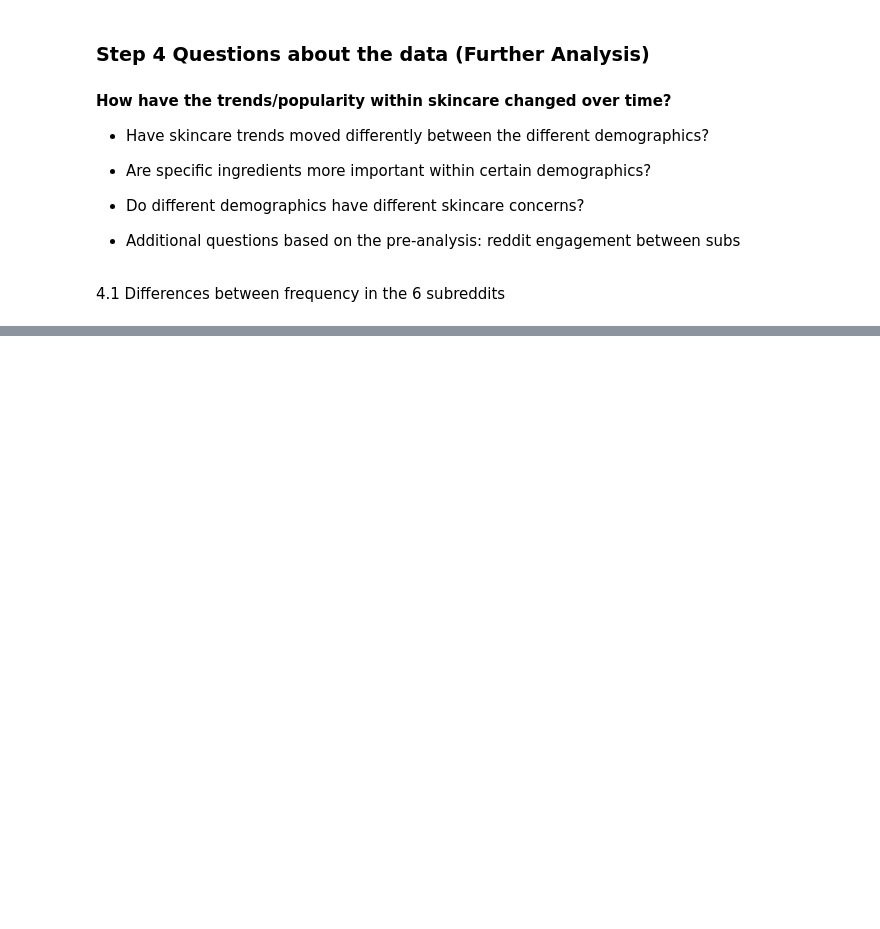
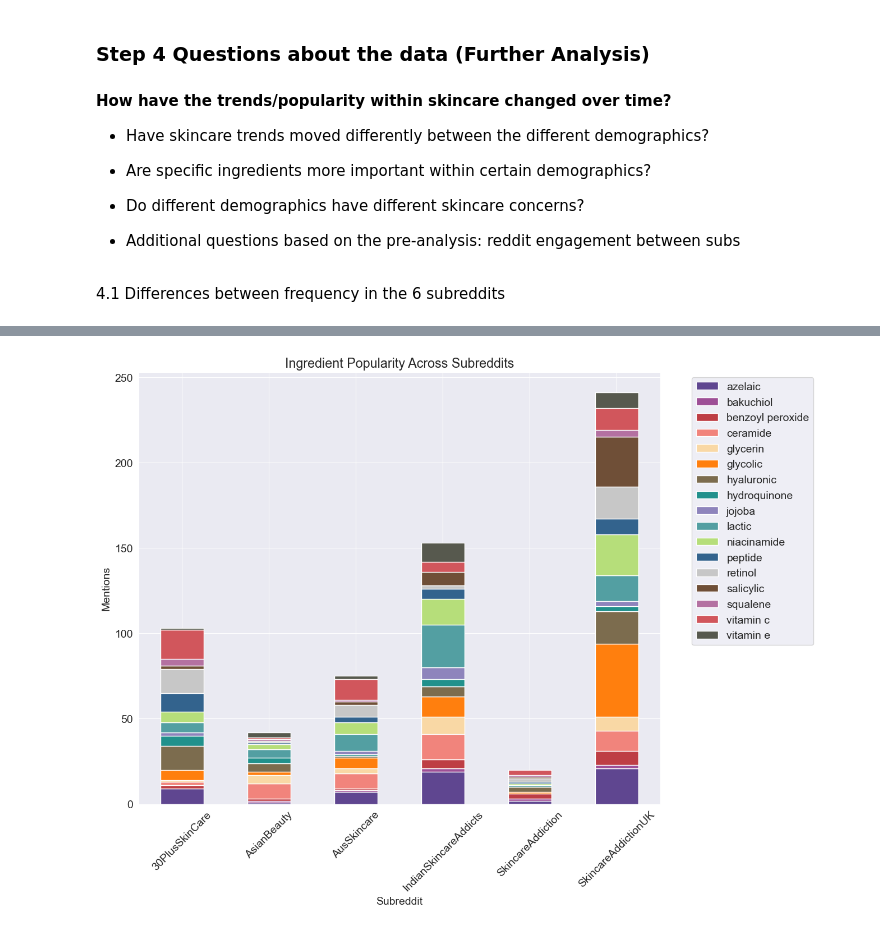
Before and after one commit to nandikaL/OX24006_EMAT0048-Part-2, a Jupyter notebook: OX24006_EMATM0048_Part2.ipynb, the cells around one changed output, grey strips where cells are left out. Cells and saved outputs as stored; diff of their text form; code cells hidden in the pictures; blank space fills up the shorter version.

```diff
--- a/OX24006_EMATM0048_Part2.ipynb
+++ b/OX24006_EMATM0048_Part2.ipynb
@@ -713,0 +723,17 @@ plt.show()
+# %%
+#same stacked plot for ingredients
+concern_by_sub = wdf.groupby(['subreddit', 'ingredient']).size().unstack(fill_value=0)
+many_colour = [
+    '#5f4690', '#9e4f96', '#be3e44', '#f1847c', '#f9d8a5',
+    '#ff7f0e', '#7c6c4e', '#21918c', '#8e84bc', '#539fa2',
+    '#b6de7a', '#33638d', '#c7c7c7', '#6f4f37', '#b471a1',
+    '#d1565c', '#57594e'
+] #was not happy with anything I saw online so generated a custom palette
+concern_by_sub.plot(kind='bar', stacked=True, figsize=(12, 10), title="Ingredient Popularity Across Subreddits", color=many_colour)
+plt.xticks(rotation=45)
+plt.xlabel("Subreddit")
+plt.ylabel("Mentions")
+plt.legend(bbox_to_anchor=(1.05, 1), loc='upper left')
+plt.show()
+# %% [output]
+[figure, added]
```
Also changed, not shown: parts of 6 cells of this notebook.
